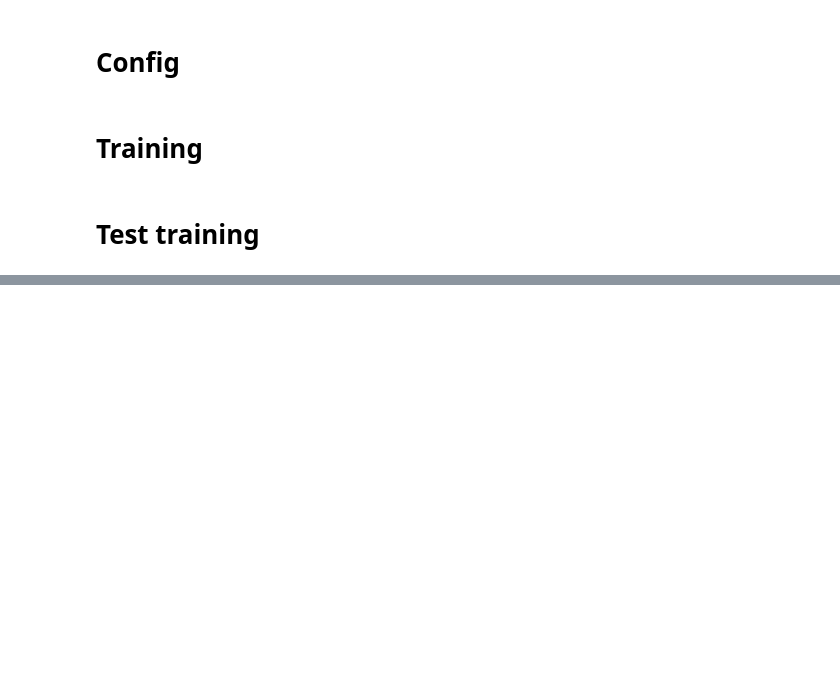
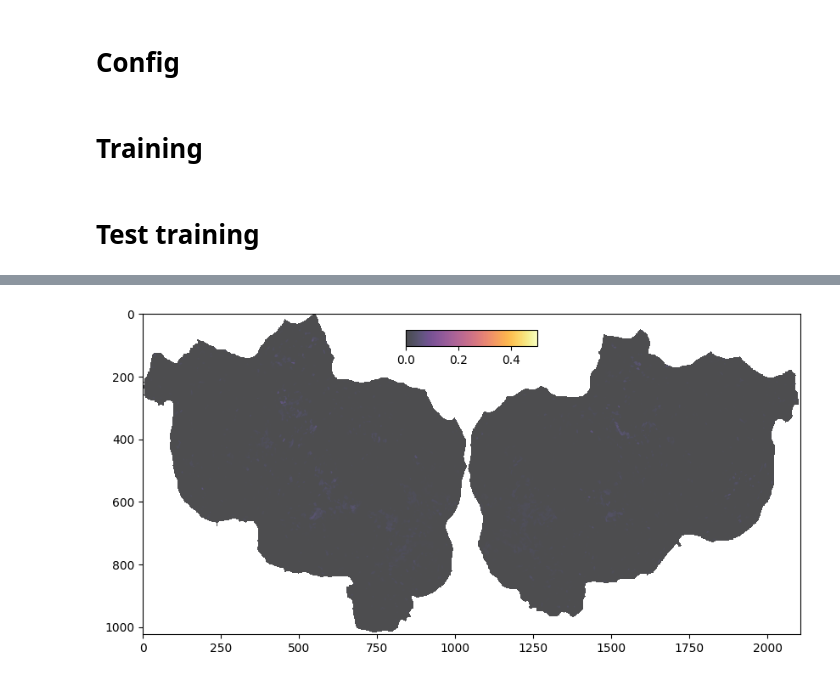
Before and after one commit to bramantyois/multilang_timescale, a Jupyter notebook: notebook/01_encoding_model/02_model_fitting_himalaya.ipynb, the cells around one changed output, grey strips where cells are left out. Drawn from its saved outputs; the diff is of its cells as text; code cells hidden in the pictures; blank space fills up the shorter version.

```diff
--- a/notebook/01_encoding_model/02_model_fitting_himalaya.ipynb
+++ b/notebook/01_encoding_model/02_model_fitting_himalaya.ipynb
@@ -215,0 +215,4 @@ trainer.refit_and_evaluate(trainer_config=train_config)
+# %%
+trainer.plot(feature_index=2, is_corr=True)
+# %% [output]
+[figure, added]
```
Also changed, not shown: parts of 27 cells of this notebook, 4 other files.
